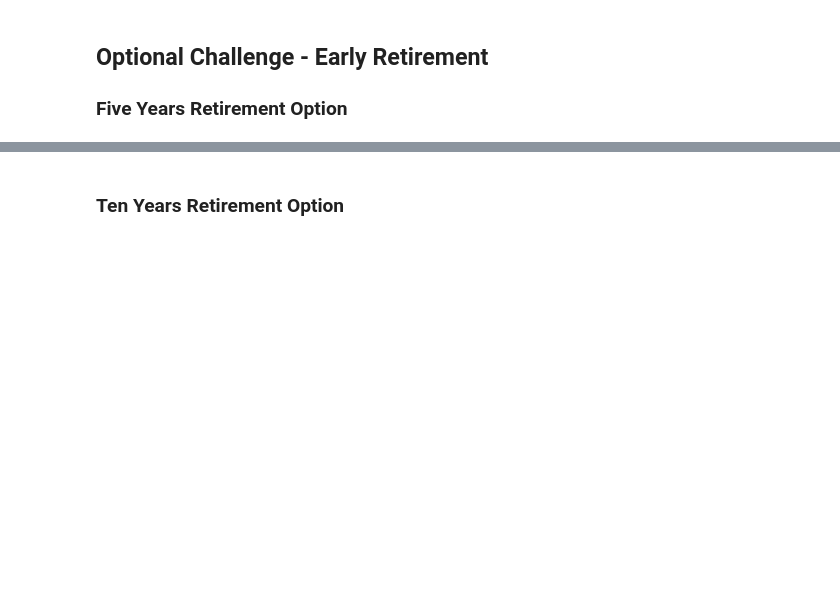
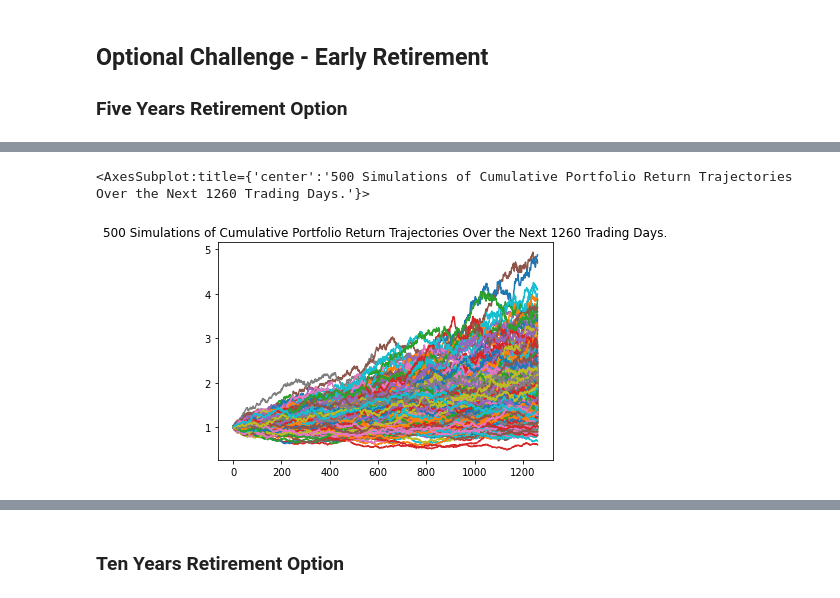
Before and after one commit to BenMcCright/05-APIs-Homework, a Jupyter notebook: 05-APIs_APIs Homework_Starter_Code_financial-planner.ipynb, the cells around one changed output, grey strips where cells are left out. Saved outputs shown, nothing was run; the diff lists cells and outputs as text; code cells hidden in the pictures; blank space fills up the shorter version.

```diff
--- a/05-APIs_APIs Homework_Starter_Code_financial-planner.ipynb
+++ b/05-APIs_APIs Homework_Starter_Code_financial-planner.ipynb
@@ -298,4 +298,7 @@ There is a 95% chance that an initial investment of $30000.0 in the portfolio ov
 
 
 ### Five Years Retirement Option
+# %%
+# Configuring a Monte Carlo simulation to forecast 5 years cumulative returns
+mc_sim_retirement = MCSimulation(df_stock_data, [0.25, 0.75], 500, 5 * 252)
 # %%
@@ -307,5 +338,8 @@ There is a 95% chance that an initial investment of $30000.0 in the portfolio ov
 # %%
 # Plot simulation outcomes
-# YOUR CODE HERE!
+mc_sim_retirement.plot_simulation()
+# %% [output]
+<AxesSubplot:title={'center':'500 Simulations of Cumulative Portfolio Return Trajectories Over the Next 1260 Trading Days.'}>
+[figure, added]
 # %%
 # Plot probability distribution and confidence intervals
```
Also changed, not shown: parts of 12 cells of this notebook.
